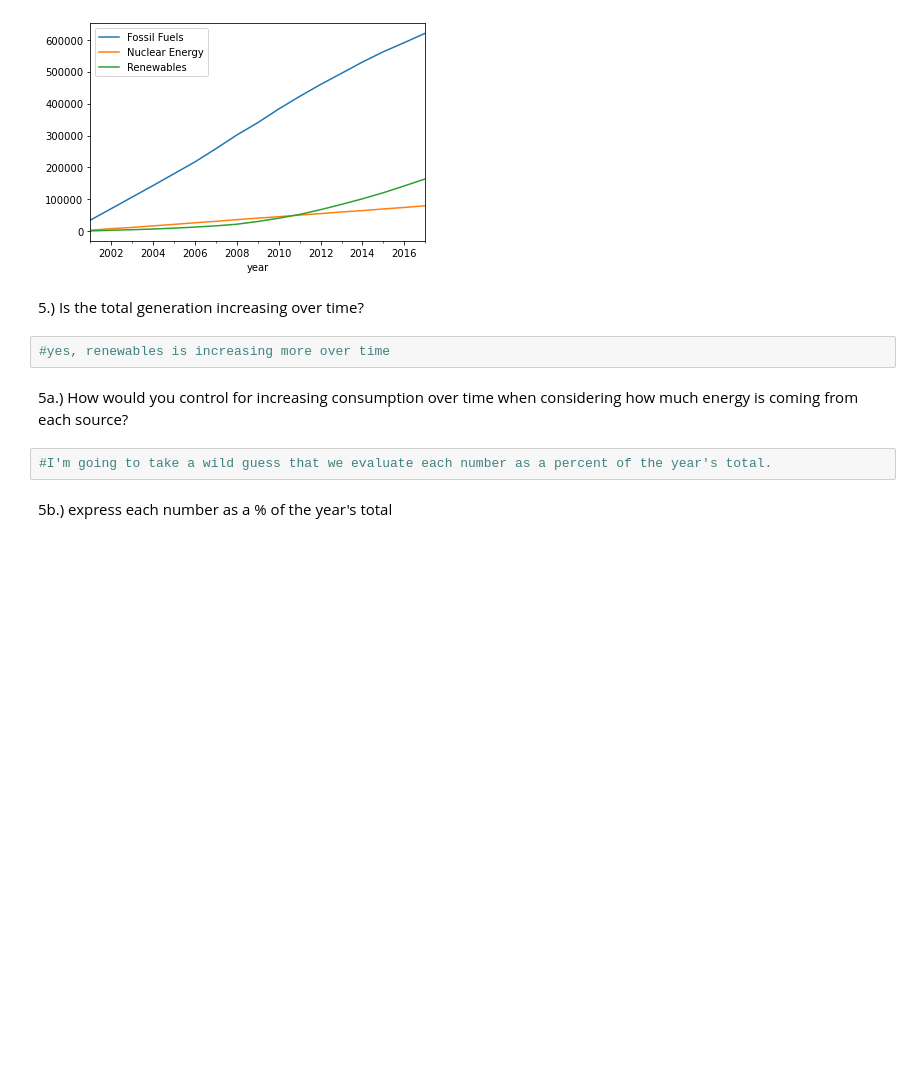
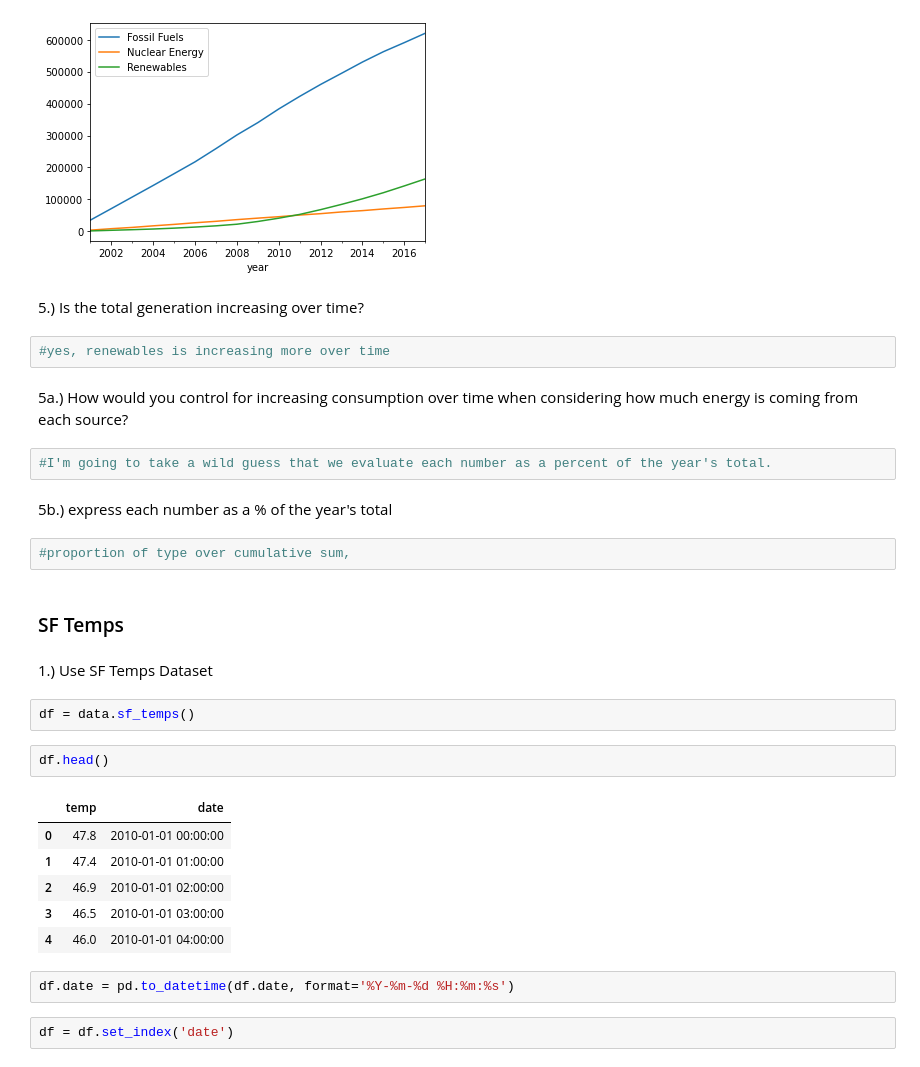
Before and after one commit to annah-vu/time-series-exercises, a Jupyter notebook: time_series_data.ipynb, the cells around one changed output. Saved outputs shown, nothing was run; the diff lists cells and outputs as text; blank space fills up the shorter version.

```diff
--- a/time_series_data.ipynb
+++ b/time_series_data.ipynb
@@ -662,3 +664,24 @@ plt.legend()
 #I'm going to take a wild guess that we evaluate each number as a percent of the year's total.
 # %% [markdown]
 5b.) express each number as a % of the year's total
+# %%
+#proportion of type over cumulative sum,
+# %% [markdown]
+### SF Temps
+# %% [markdown]
+1.) Use SF Temps Dataset
+# %%
+df = data.sf_temps()
+# %%
+df.head()
+# %% [output]
+|  | temp | date |
+| 0 | 47.8 | 2010-01-01 00:00:00 |
+| 1 | 47.4 | 2010-01-01 01:00:00 |
+| 2 | 46.9 | 2010-01-01 02:00:00 |
+| 3 | 46.5 | 2010-01-01 03:00:00 |
+| 4 | 46.0 | 2010-01-01 04:00:00 |
+# %%
+df.date = pd.to_datetime(df.date, format='%Y-%m-%d %H:%m:%s')
+# %%
+df = df.set_index('date')
```
Also changed, not shown: parts of 9 cells of this notebook.
